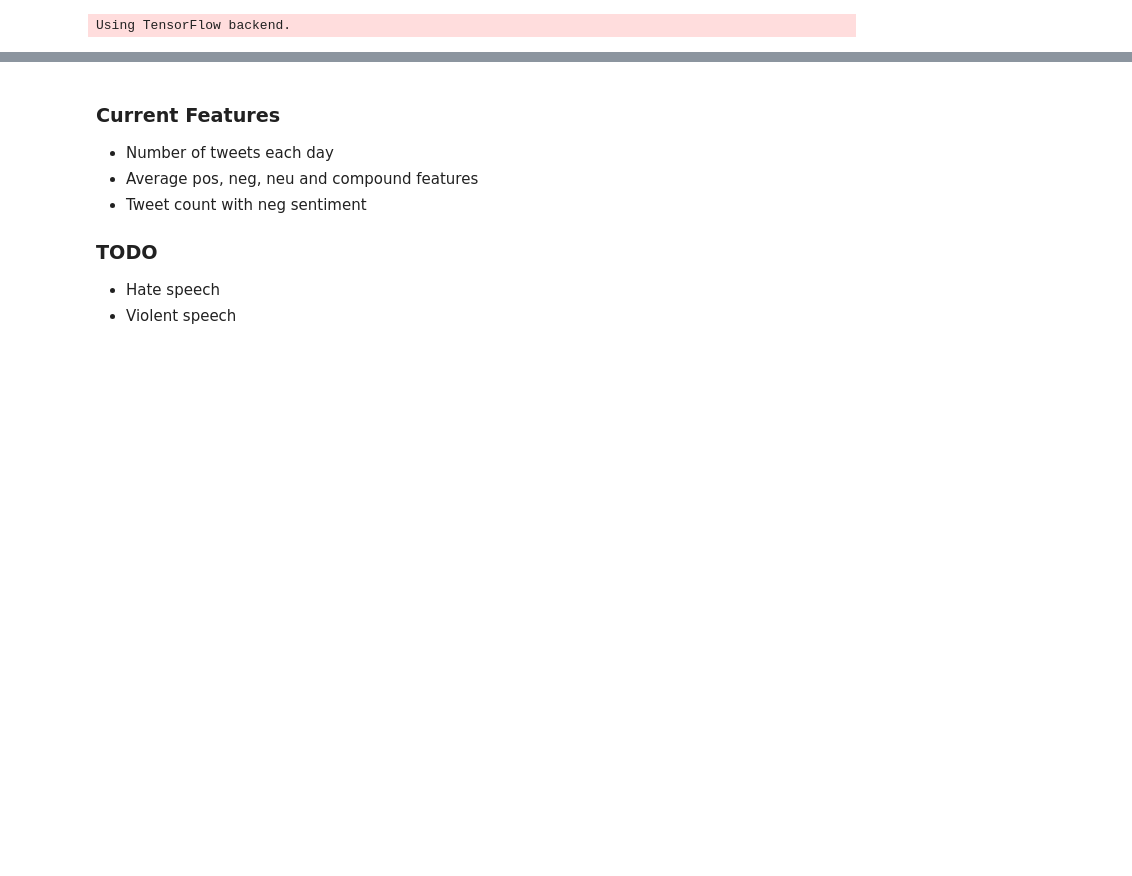
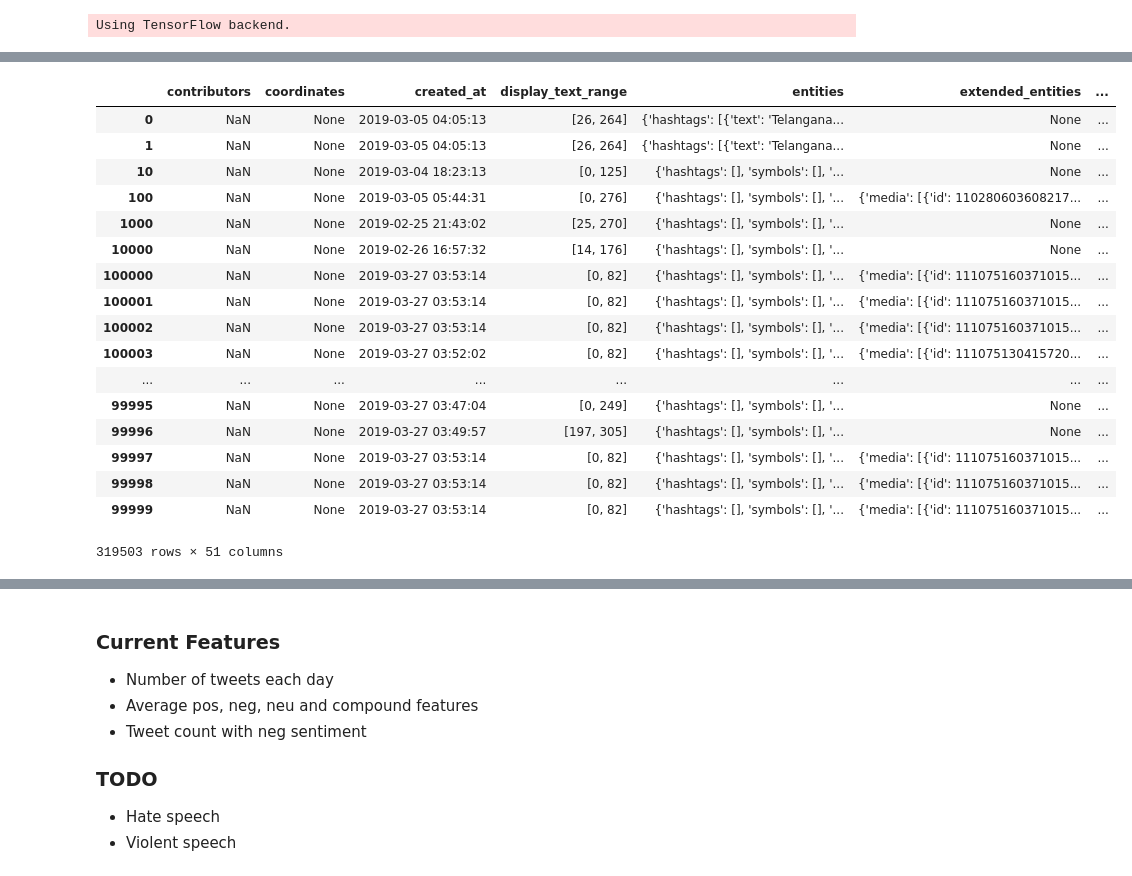
Before and after one commit to aashish-jain/Social-unrest-prediction, a Jupyter notebook: analyses_and_ml/NLP_on_tweets.ipynb, the cells around one changed output, grey strips where cells are left out. Cells and saved outputs as stored; diff of their text form; code cells hidden in the pictures; blank space fills up the shorter version.

```diff
--- a/analyses_and_ml/NLP_on_tweets.ipynb
+++ b/analyses_and_ml/NLP_on_tweets.ipynb
@@ -34,7 +39,8 @@ Using TensorFlow backend.
 plt.rcParams['figure.figsize'] = [20, 8]
 
 # Read tweets csv
-df = pd.concat([pd.read_csv("../../data/Tweets3WeeksLocations.csv"), pd.read_pickle("../../data/Tweets3Weeks_2Locations.pkl")])
+df = pd.read_json("../../data/TweetsConsolidated.json")
+
 # Drop all-null rows if any
 df.dropna(how='all', inplace=True)
 df.drop(columns=['Unnamed: 0'], inplace=True)
@@ -62,4 +80,5 @@ df.head(5)
 # %%
+df.dropna(subset=['id'], inplace=True)
 df = get_tweet_sentiment(df)
 # %%
 plot_counter(df['lang'], num_elements=10, xlabel="Language", ylabel="Number of Tweets", title="Language Distribution")
@@ -66,3 +87,24 @@ plot_counter(df['lang'], num_elements=10, xlabel="Language", ylabel="Number of T
+# %%
+df
+# %% [output]
+|  | contributors | coordinates | created_at | display_text_range | entities | extended_entities | ... |
+| 0 | NaN | None | 2019-03-05 04:05:13 | [26, 264] | {'hashtags': [{'text': 'Telangana... | None | ... |
+| 1 | NaN | None | 2019-03-05 04:05:13 | [26, 264] | {'hashtags': [{'text': 'Telangana... | None | ... |
+| 10 | NaN | None | 2019-03-04 18:23:13 | [0, 125] | {'hashtags': [], 'symbols': [], '... | None | ... |
+| 100 | NaN | None | 2019-03-05 05:44:31 | [0, 276] | {'hashtags': [], 'symbols': [], '... | {'media': [{'id': 110280603608217... | ... |
+| 1000 | NaN | None | 2019-02-25 21:43:02 | [25, 270] | {'hashtags': [], 'symbols': [], '... | None | ... |
+| 10000 | NaN | None | 2019-02-26 16:57:32 | [14, 176] | {'hashtags': [], 'symbols': [], '... | None | ... |
+| 100000 | NaN | None | 2019-03-27 03:53:14 | [0, 82] | {'hashtags': [], 'symbols': [], '... | {'media': [{'id': 111075160371015... | ... |
+| 100001 | NaN | None | 2019-03-27 03:53:14 | [0, 82] | {'hashtags': [], 'symbols': [], '... | {'media': [{'id': 111075160371015... | ... |
+| 100002 | NaN | None | 2019-03-27 03:53:14 | [0, 82] | {'hashtags': [], 'symbols': [], '... | {'media': [{'id': 111075160371015... | ... |
+| 100003 | NaN | None | 2019-03-27 03:52:02 | [0, 82] | {'hashtags': [], 'symbols': [], '... | {'media': [{'id': 111075130415720... | ... |
+| ... | ... | ... | ... | ... | ... | ... | ... |
+| 99995 | NaN | None | 2019-03-27 03:47:04 | [0, 249] | {'hashtags': [], 'symbols': [], '... | None | ... |
+| 99996 | NaN | None | 2019-03-27 03:49:57 | [197, 305] | {'hashtags': [], 'symbols': [], '... | None | ... |
+| 99997 | NaN | None | 2019-03-27 03:53:14 | [0, 82] | {'hashtags': [], 'symbols': [], '... | {'media': [{'id': 111075160371015... | ... |
+| 99998 | NaN | None | 2019-03-27 03:53:14 | [0, 82] | {'hashtags': [], 'symbols': [], '... | {'media': [{'id': 111075160371015... | ... |
+| 99999 | NaN | None | 2019-03-27 03:53:14 | [0, 82] | {'hashtags': [], 'symbols': [], '... | {'media': [{'id': 111075160371015... | ... |
+319503 rows × 51 columns
 # %%
 df['created_at'] = pd.to_datetime(df['created_at'])
 # Sort by time created
```
Also changed, not shown: parts of 10 cells of this notebook, 1 other file.
